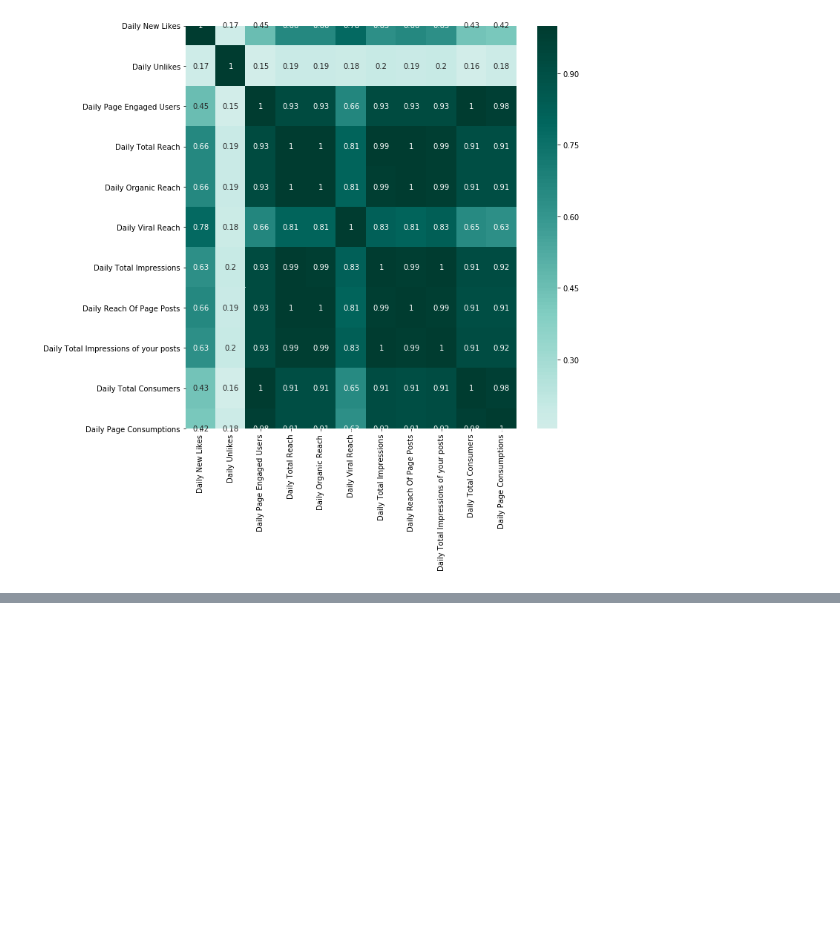
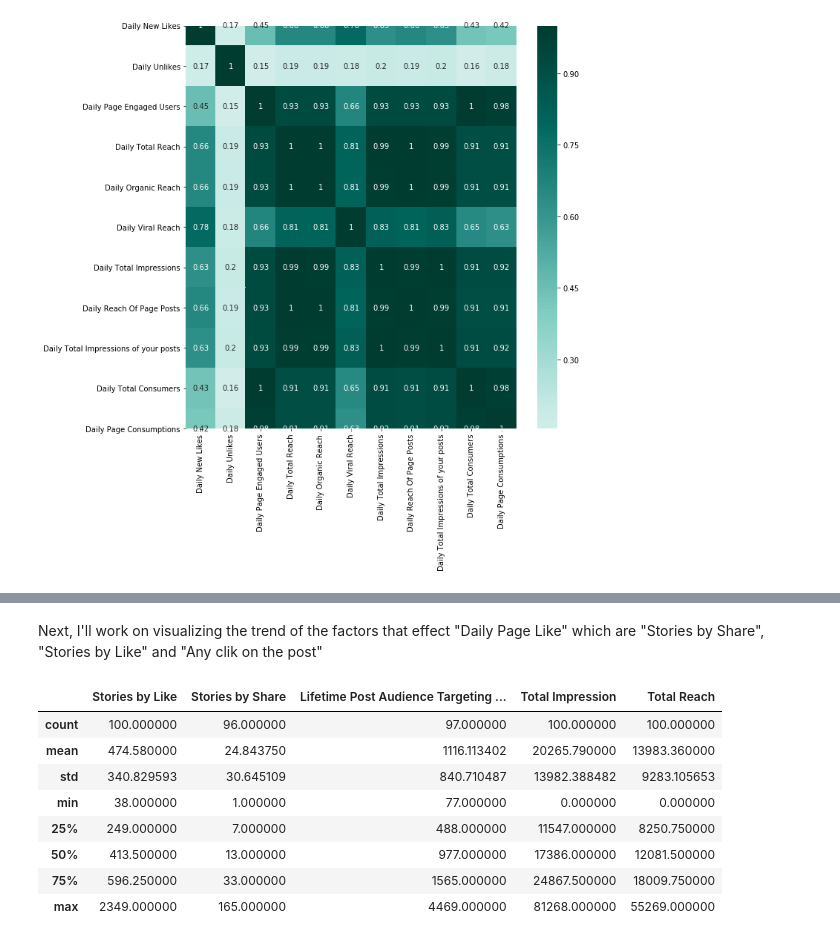
Before and after one commit to pathompong-y/facebookinsightanalytics, a Jupyter notebook: FB.ipynb, the cells around one changed output, grey strips where cells are left out. Saved outputs shown, nothing was run; the diff lists cells and outputs as text; code cells hidden in the pictures; blank space fills up the shorter version.

```diff
--- a/FB.ipynb
+++ b/FB.ipynb
@@ -342,0 +315,15 @@ Now, predict the daily new page like. Since we have very low amount of data we w
+# %% [markdown]
+Next, I'll work on visualizing the trend of the factors that effect "Daily Page Like" which are "Stories by Share", "Stories by Like" and "Any clik on the post"
+# %%
+df1 = df[['Posted Date','Stories by Like', 'Stories by Share', 'Lifetime Post Audience Targeting Unique Consumptions by Type - other clicks', 'Total Impression', 'Total Reach']]
+df1.describe()
+# %% [output]
+|  | Stories by Like | Stories by Share | Lifetime Post Audience Targeting ... | Total Impression | Total Reach |
+| count | 100.000000 | 96.000000 | 97.000000 | 100.000000 | 100.000000 |
+| mean | 474.580000 | 24.843750 | 1116.113402 | 20265.790000 | 13983.360000 |
+| std | 340.829593 | 30.645109 | 840.710487 | 13982.388482 | 9283.105653 |
+| min | 38.000000 | 1.000000 | 77.000000 | 0.000000 | 0.000000 |
+| 25% | 249.000000 | 7.000000 | 488.000000 | 11547.000000 | 8250.750000 |
+| 50% | 413.500000 | 13.000000 | 977.000000 | 17386.000000 | 12081.500000 |
+| 75% | 596.250000 | 33.000000 | 1565.000000 | 24867.500000 | 18009.750000 |
+| max | 2349.000000 | 165.000000 | 4469.000000 | 81268.000000 | 55269.000000 |
```
Also changed, not shown: parts of 35 cells of this notebook.
